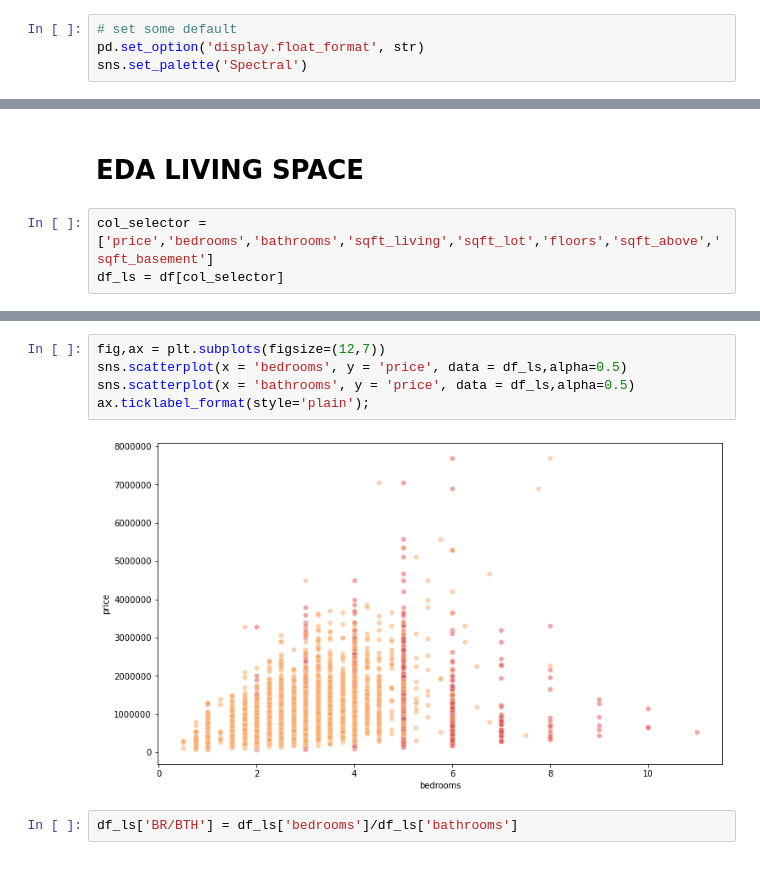
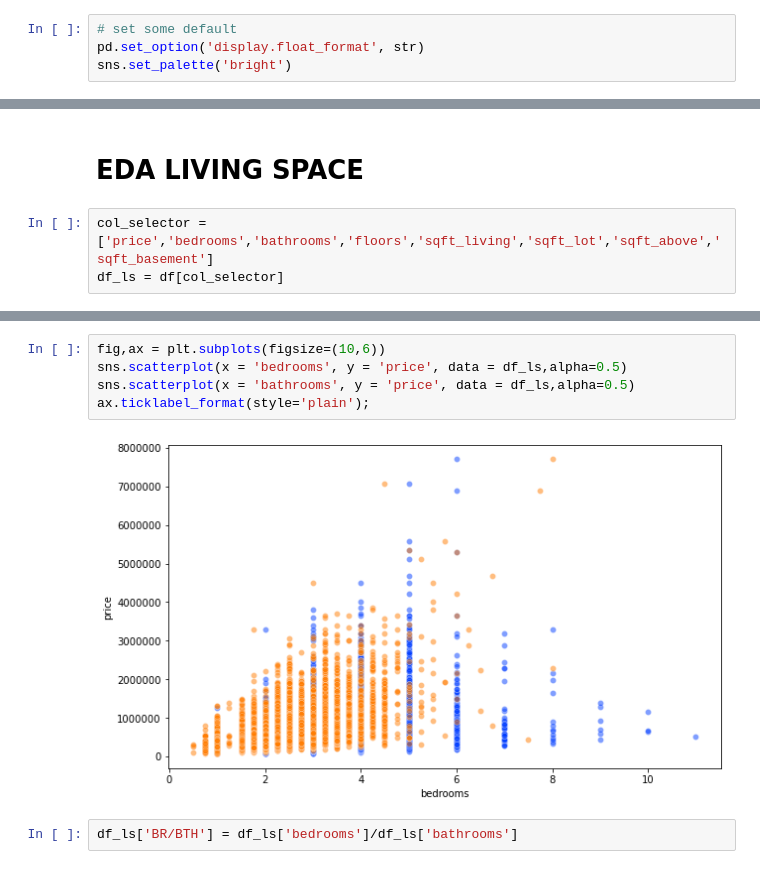
Before and after one commit to vivyhasadream/DS_P2_King-County-House-Sales-Predict, a Jupyter notebook: Han_2_EDA.ipynb, the cells around one changed output, grey strips where cells are left out. Saved outputs shown, nothing was run; the diff lists cells and outputs as text.

```diff
--- a/Han_2_EDA.ipynb
+++ b/Han_2_EDA.ipynb
@@ -11,7 +11,7 @@ from sklearn.preprocessing import OneHotEncoder
 # %%
 # set some default
 pd.set_option('display.float_format', str)
-sns.set_palette('Spectral')
+sns.set_palette('bright')
 # %%
 df = pd.read_pickle('data_Han/Han_df_cleaned')
 # %%
@@ -173,5 +174,5 @@ strong multicollinearity or other numerical problems.
 # %% [markdown]
 # EDA LIVING SPACE
 # %%
-col_selector = ['price','bedrooms','bathrooms','sqft_living','sqft_lot','floors','sqft_above','sqft_basement']
+col_selector = ['price','bedrooms','bathrooms','floors','sqft_living','sqft_lot','sqft_above','sqft_basement']
 df_ls = df[col_selector]
@@ -178,10 +216,10 @@ df_ls = df[col_selector]
 # %%
-fig,ax = plt.subplots(figsize=(12,7))
+fig,ax = plt.subplots(figsize=(10,6))
 sns.scatterplot(x = 'bedrooms', y = 'price', data = df_ls,alpha=0.5)
 sns.scatterplot(x = 'bathrooms', y = 'price', data = df_ls,alpha=0.5)
 ax.ticklabel_format(style='plain');
 # %% [output]
-[figure, old version]
+[figure, new version]
 # %%
 df_ls['BR/BTH'] = df_ls['bedrooms']/df_ls['bathrooms']
 # %% [output]
```
Also changed, not shown: parts of 23 cells of this notebook, 1 other file.
